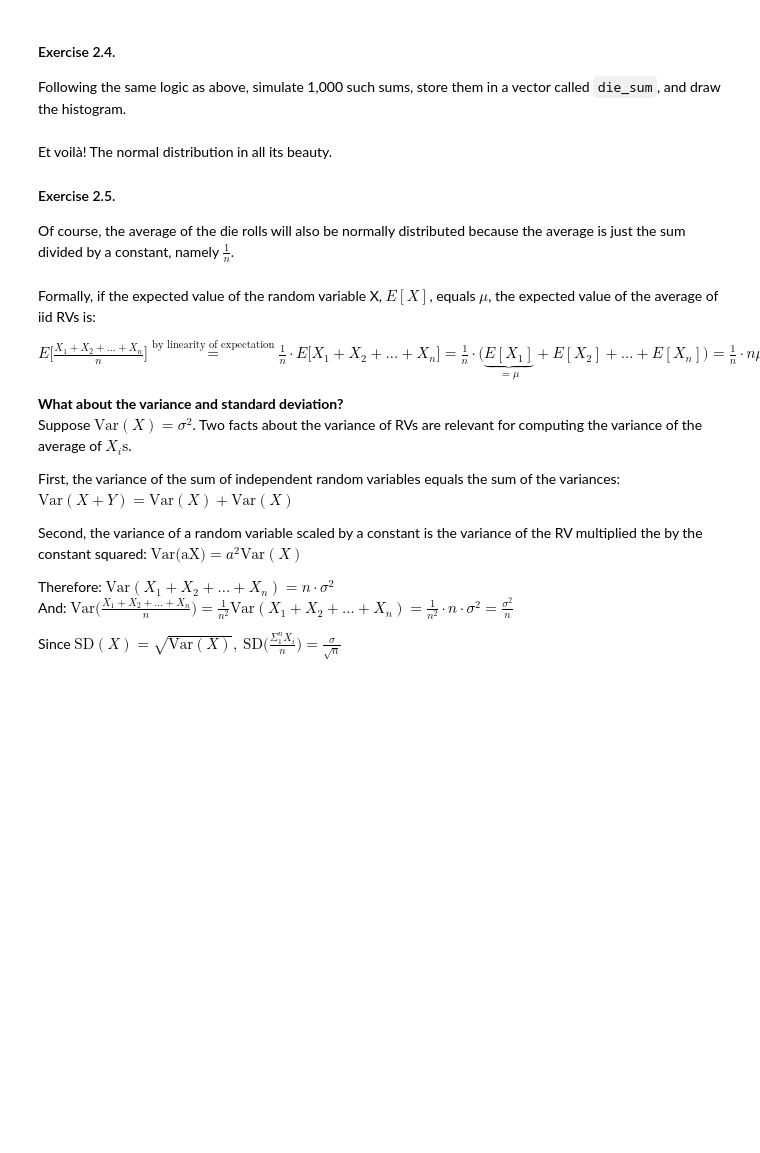
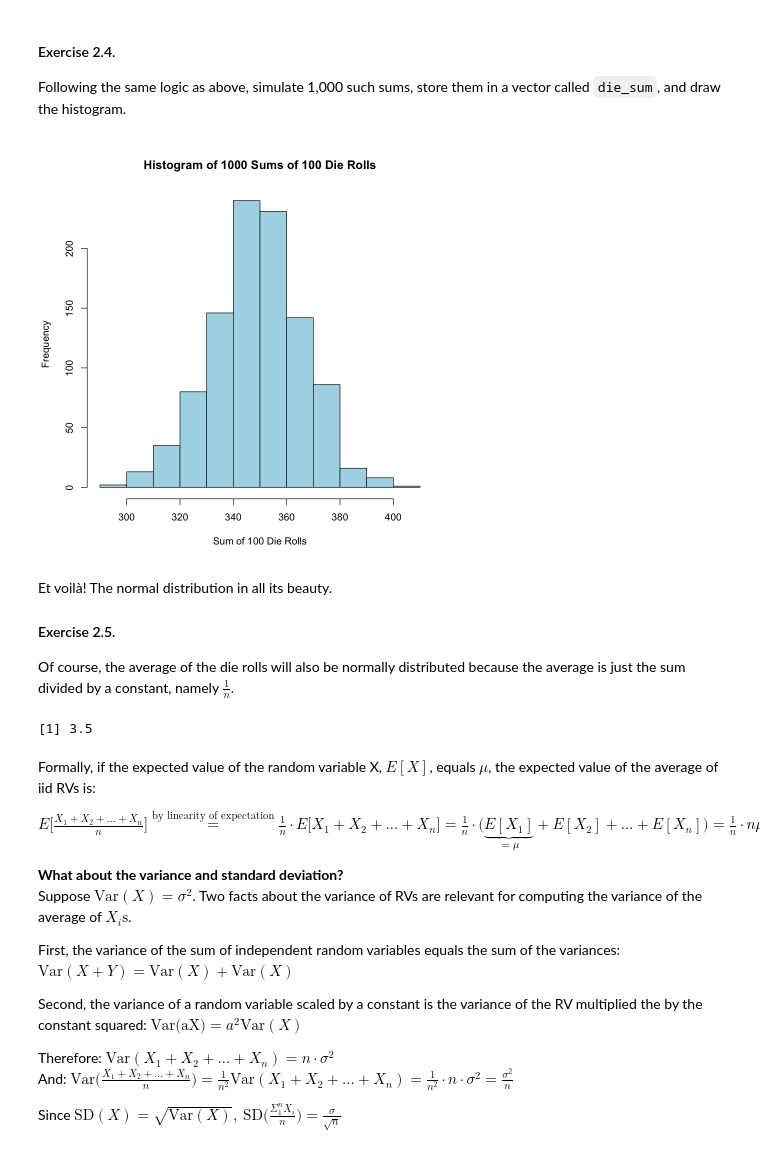
Before and after one commit to zhekunz/cogsup-prog, a Jupyter notebook: Week-12/Exercises/Intro-R.ipynb, the cells around one changed output. Cells and saved outputs as stored; diff of their text form; code cells hidden in the pictures; blank space fills up the shorter version.

```diff
--- a/Week-12/Exercises/Intro-R.ipynb
+++ b/Week-12/Exercises/Intro-R.ipynb
@@ -158,10 +260,26 @@ The histogram looks fairly uniform because this is actually how the random varia
 # %% [markdown]
 #### Exercise 2.4.
 Following the same logic as above, simulate 1,000 such sums, store them in a vector called `die_sum`, and draw the histogram.
+# %%
+set.seed(123)
+die_sum <- replicate(1000, sum(replicate(100, roll_die())))
+
+# Draw histogram
+hist(die_sum,
+     main="Histogram of 1000 Sums of 100 Die Rolls",
+     xlab="Sum of 100 Die Rolls",
+     col="lightblue",
+     border="black")
+# %% [output]
+[figure, added]
 # %% [markdown]
 Et voilà! The normal distribution in all its beauty.
 #### Exercise 2.5.
 Of course, the average of the die rolls will also be normally distributed because the average is just the sum divided by a constant, namely $\frac{1}{n}$.
+# %%
+var(1:6)
+# %% [output]
+[1] 3.5
 # %% [markdown]
 Formally, if the expected value of the random variable X, $E[X]$, equals $\mu$, the expected value of the average of iid RVs is:
 
```
Also changed, not shown: parts of 36 cells of this notebook, 2 other files.
